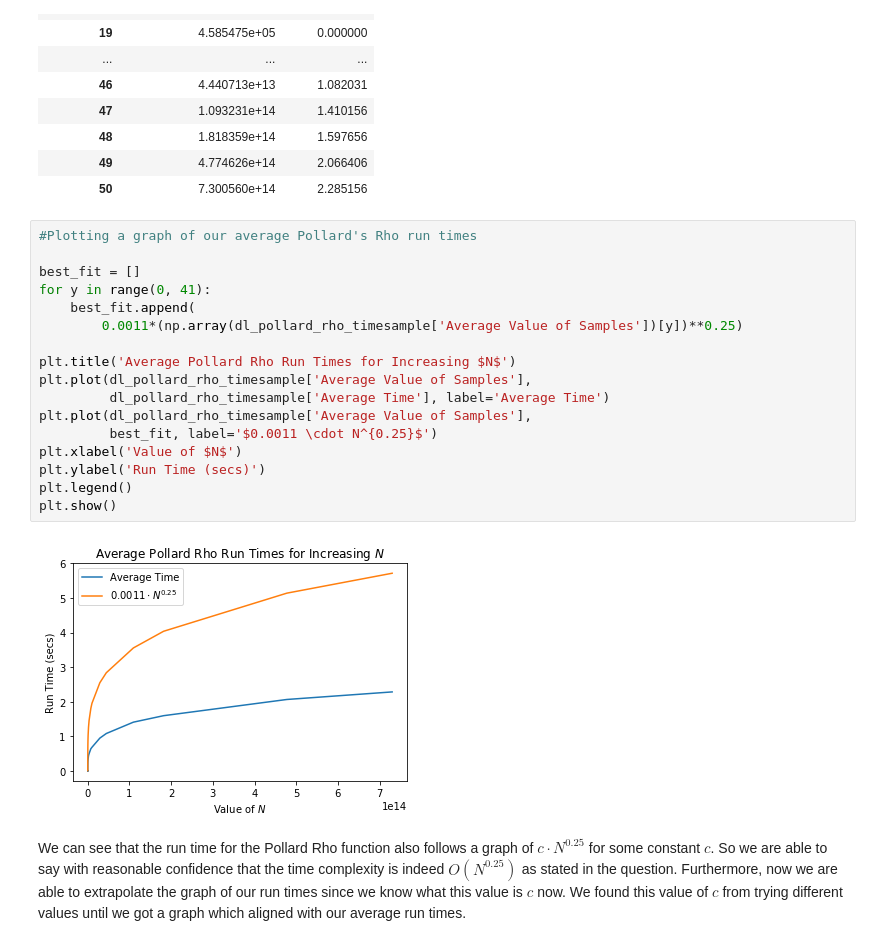
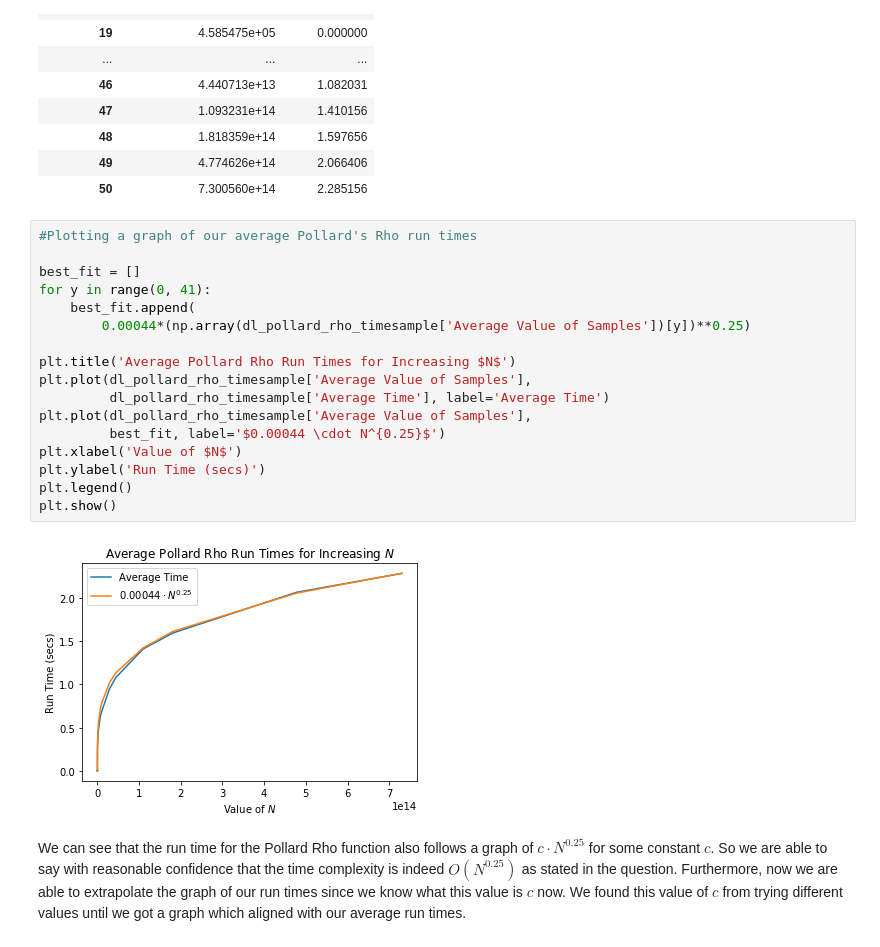
Before and after one commit to UOBMathTeam/CryptographyProject, a Jupyter notebook: The Cryptography Project.ipynb, the cells around one changed output. Cells and saved outputs as stored; diff of their text form.

Commit message:
Fix graph due to faster processer times

```diff
--- a/The Cryptography Project.ipynb
+++ b/The Cryptography Project.ipynb
@@ -2943,22 +2943,22 @@ dl_pollard_rho_timesample
 # %%
 #Plotting a graph of our average Pollard's Rho run times
 
 best_fit = []
 for y in range(0, 41):
     best_fit.append(
-        0.0011*(np.array(dl_pollard_rho_timesample['Average Value of Samples'])[y])**0.25)
+        0.00044*(np.array(dl_pollard_rho_timesample['Average Value of Samples'])[y])**0.25)
 
 plt.title('Average Pollard Rho Run Times for Increasing $N$')
 plt.plot(dl_pollard_rho_timesample['Average Value of Samples'],
          dl_pollard_rho_timesample['Average Time'], label='Average Time')
 plt.plot(dl_pollard_rho_timesample['Average Value of Samples'],
-         best_fit, label='$0.0011 \cdot N^{0.25}$')
+         best_fit, label='$0.00044 \cdot N^{0.25}$')
 plt.xlabel('Value of $N$')
 plt.ylabel('Run Time (secs)')
 plt.legend()
 plt.show()
 # %% [output]
-[figure, old version]
+[figure, new version]
 # %% [markdown]
 We can see that the run time for the Pollard Rho function also follows a graph of $c \cdot N^{0.25}$ for some constant $c$. So we are able to say with reasonable confidence that the time complexity is indeed $O(N^{0.25})$ as stated in the question. Furthermore, now we are able to extrapolate the graph of our run times since we know what this value is $c$ now. We found this value of $c$ from trying different values until we got a graph which aligned with our average run times.
 # %% [markdown]
```
Also changed, not shown: parts of 5 cells of this notebook, 1 other file.
